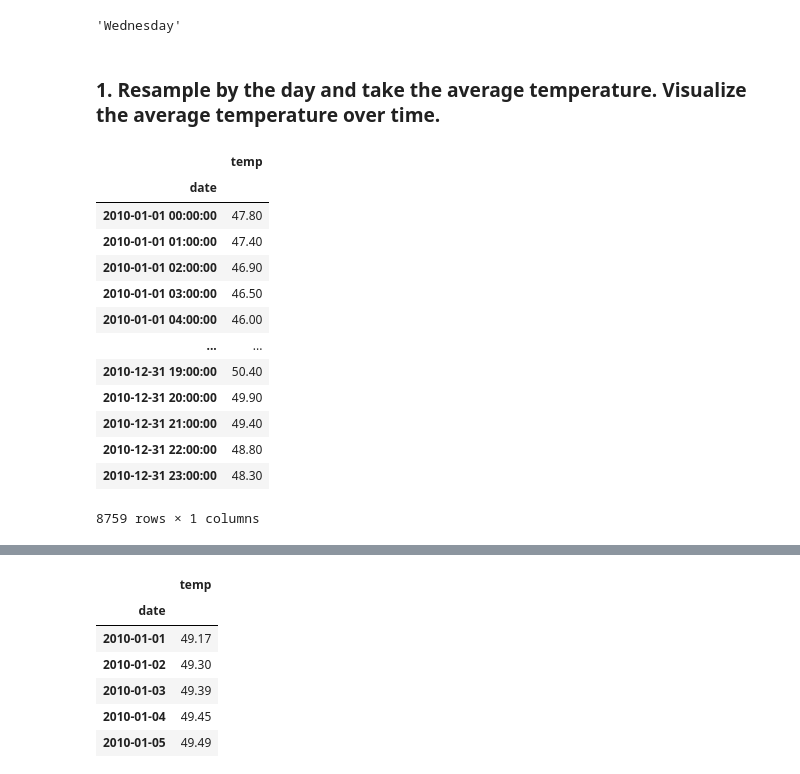
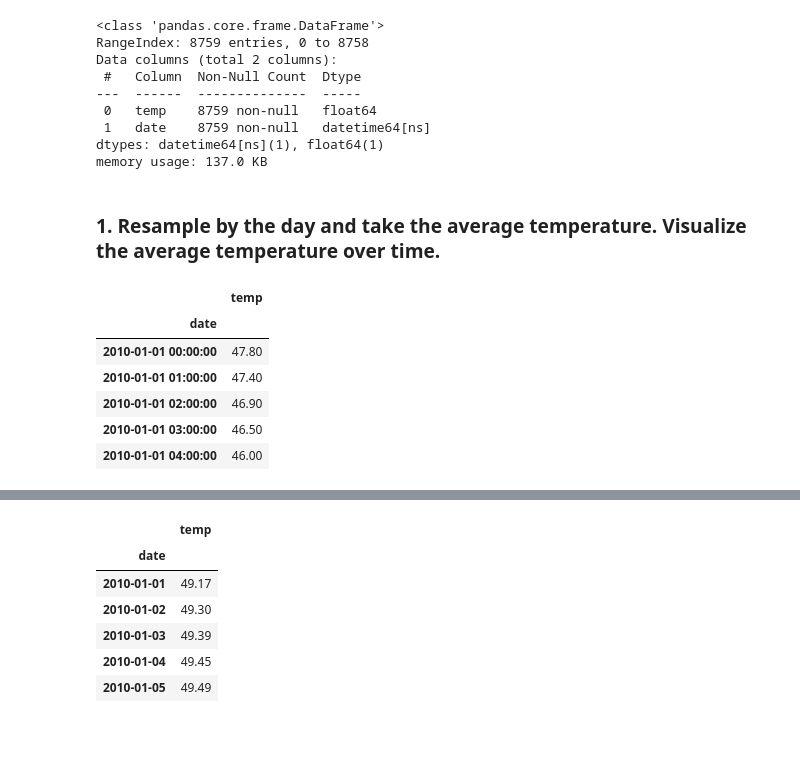
Before and after one commit to lupeluna/time-series-exercises, a Jupyter notebook: TimeSeries.ipynb, the cells around one changed output, grey strips where cells are left out. Drawn from its saved outputs; the diff is of its cells as text; code cells hidden in the pictures; blank space fills up the shorter version.

```diff
--- a/TimeSeries.ipynb
+++ b/TimeSeries.ipynb
@@ -39,25 +27,26 @@ Timestamp('2021-06-30 07:50:15')
-# %%
-t.weekday()
-t.day_name()
-# %% [output]
-'Wednesday'
+# %%
+# the data column is already in datatime format
+df.info()
+# %% [output]
+<class 'pandas.core.frame.DataFrame'>
+RangeIndex: 8759 entries, 0 to 8758
+Data columns (total 2 columns):
+ #   Column  Non-Null Count  Dtype
+---  ------  --------------  -----
+ 0   temp    8759 non-null   float64
+ 1   date    8759 non-null   datetime64[ns]
+dtypes: datetime64[ns](1), float64(1)
+memory usage: 137.0 KB
 # %% [markdown]
 ### 1.  Resample by the day and take the average temperature. Visualize the average temperature over time.
 # %%
 df = df.set_index('date').sort_index()
-df
+df.head()
 # %% [output]
 |  | temp |
 | date |  |
 | 2010-01-01 00:00:00 | 47.80 |
 | 2010-01-01 01:00:00 | 47.40 |
 | 2010-01-01 02:00:00 | 46.90 |
 | 2010-01-01 03:00:00 | 46.50 |
 | 2010-01-01 04:00:00 | 46.00 |
-| ... | ... |
-| 2010-12-31 19:00:00 | 50.40 |
-| 2010-12-31 20:00:00 | 49.90 |
-| 2010-12-31 21:00:00 | 49.40 |
-| 2010-12-31 22:00:00 | 48.80 |
-| 2010-12-31 23:00:00 | 48.30 |
-8759 rows × 1 columns
```
Also changed, not shown: parts of 58 cells of this notebook.
